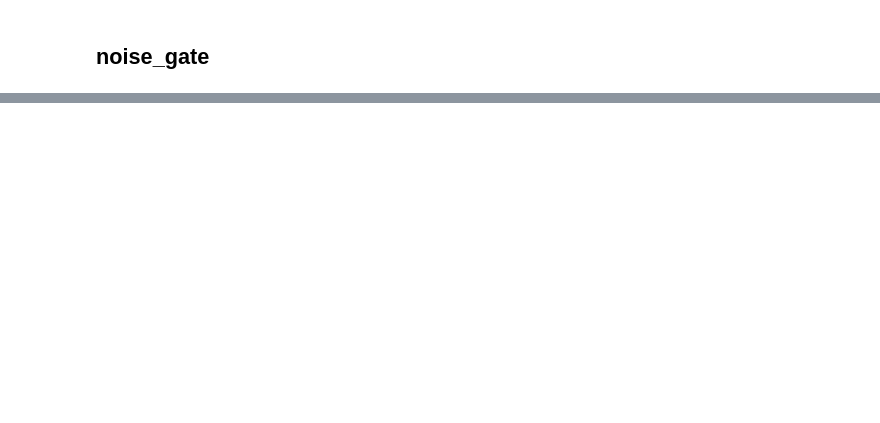
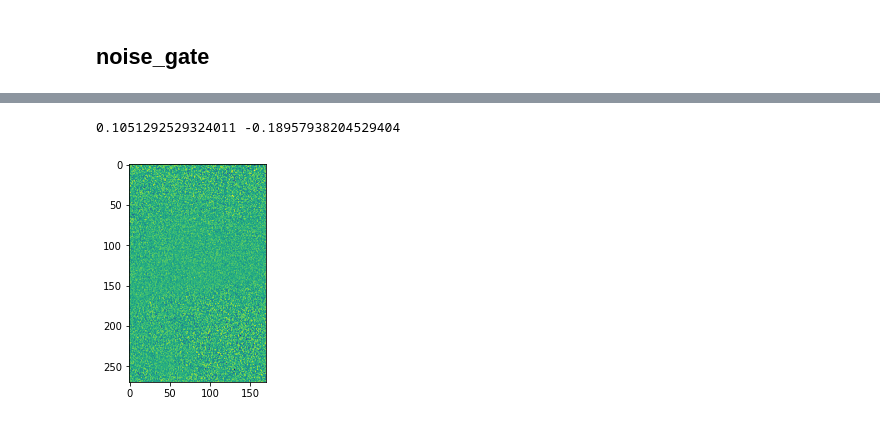
Before and after one commit to Richardjmorton/noise_gating, a Jupyter notebook: Python_version/Notebook_Tests.ipynb, the cells around one changed output, grey strips where cells are left out. Saved outputs shown, nothing was run; the diff lists cells and outputs as text; code cells hidden in the pictures; blank space fills up the shorter version.

```diff
--- a/Python_version/Notebook_Tests.ipynb
+++ b/Python_version/Notebook_Tests.ipynb
@@ -163,0 +314,7 @@ Calculating noise model...
+# %%
+# noise image
+plt.imshow(sub_tr/original)
+print(np.max(sub_tr/original), np.min(sub_tr/original))
+# %% [output]
+0.1051292529324011 -0.18957938204529404
+[figure, added]
```
Also changed, not shown: parts of 16 cells of this notebook, 3 other files.
